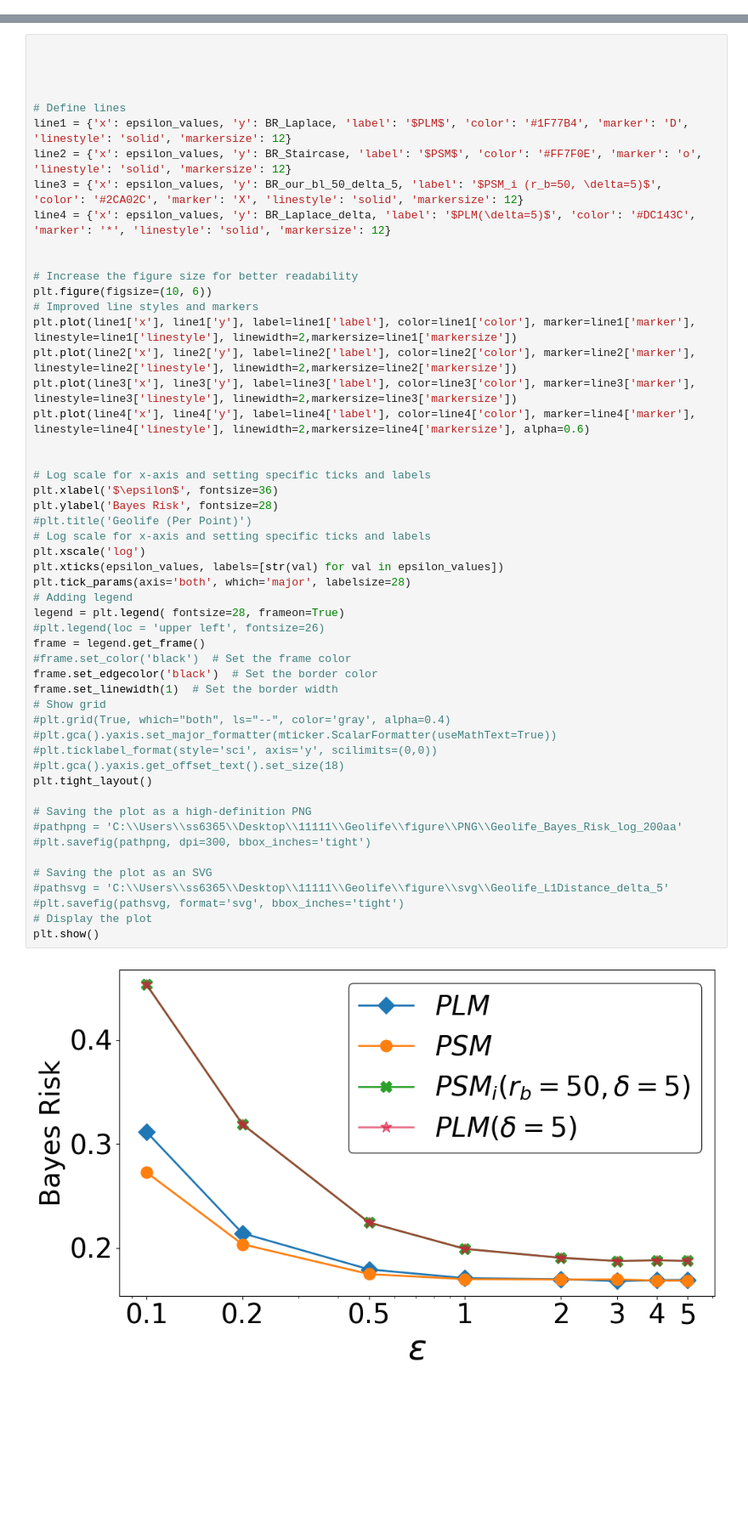
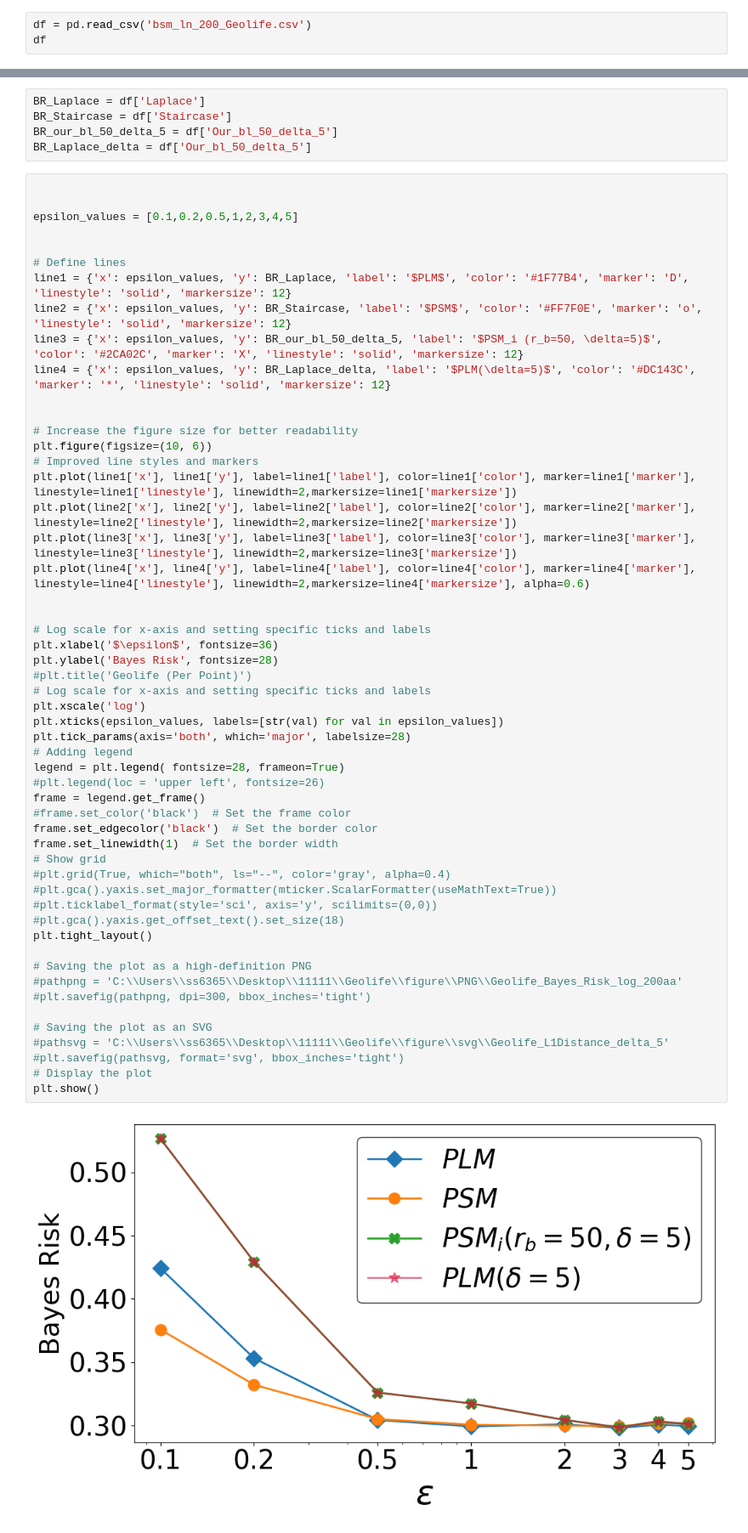
Before and after one commit to shafizurRseeam/location_privacy, a Jupyter notebook: Other_figures.ipynb, the cells around one changed output, grey strips where cells are left out. Shown: that part at 85% size. Saved outputs shown, nothing was run; the diff lists cells and outputs as text; blank space fills up the shorter version.

```diff
--- a/Other_figures.ipynb
+++ b/Other_figures.ipynb
@@ -53,3 +54,6 @@ BR_Laplace_delta = [0.45330654319909147,
 0.18729798200401854,
 0.187953175504499,
 0.1873853411374159]
+# %%
+df = pd.read_csv('bsm_ln_200_Geolife.csv')
+df
@@ -56,6 +70,12 @@ BR_Laplace_delta = [0.45330654319909147,
+# %%
+BR_Laplace = df['Laplace']
+BR_Staircase = df['Staircase']
+BR_our_bl_50_delta_5 = df['Our_bl_50_delta_5']
+BR_Laplace_delta = df['Our_bl_50_delta_5']
 # %%
 
 
+epsilon_values = [0.1,0.2,0.5,1,2,3,4,5]
 
 
 # Define lines
@@ -79,31 +99,31 @@ plt.xlabel('$\epsilon$', fontsize=36)
 plt.ylabel('Bayes Risk', fontsize=28)
 #plt.title('Geolife (Per Point)')
 # Log scale for x-axis and setting specific ticks and labels
 plt.xscale('log')
 plt.xticks(epsilon_values, labels=[str(val) for val in epsilon_values])
 plt.tick_params(axis='both', which='major', labelsize=28)
 # Adding legend
 legend = plt.legend( fontsize=28, frameon=True)
 #plt.legend(loc = 'upper left', fontsize=26)
 frame = legend.get_frame()
 #frame.set_color('black')  # Set the frame color
 frame.set_edgecolor('black')  # Set the border color
 frame.set_linewidth(1)  # Set the border width
 # Show grid
 #plt.grid(True, which="both", ls="--", color='gray', alpha=0.4)
 #plt.gca().yaxis.set_major_formatter(mticker.ScalarFormatter(useMathText=True))
 #plt.ticklabel_format(style='sci', axis='y', scilimits=(0,0))
 #plt.gca().yaxis.get_offset_text().set_size(18)
 plt.tight_layout()
 
 # Saving the plot as a high-definition PNG
 #pathpng = 'C:\\Users\\ss6365\\Desktop\\11111\\Geolife\\figure\\PNG\\Geolife_Bayes_Risk_log_200aa'
 #plt.savefig(pathpng, dpi=300, bbox_inches='tight')
 
 # Saving the plot as an SVG
 #pathsvg = 'C:\\Users\\ss6365\\Desktop\\11111\\Geolife\\figure\\svg\\Geolife_L1Distance_delta_5'
 #plt.savefig(pathsvg, format='svg', bbox_inches='tight')
 # Display the plot
 plt.show()
 # %% [output]
-[figure, old version]
+[figure, new version]
```
Also changed, not shown: parts of 2 cells of this notebook, 1 other file.
